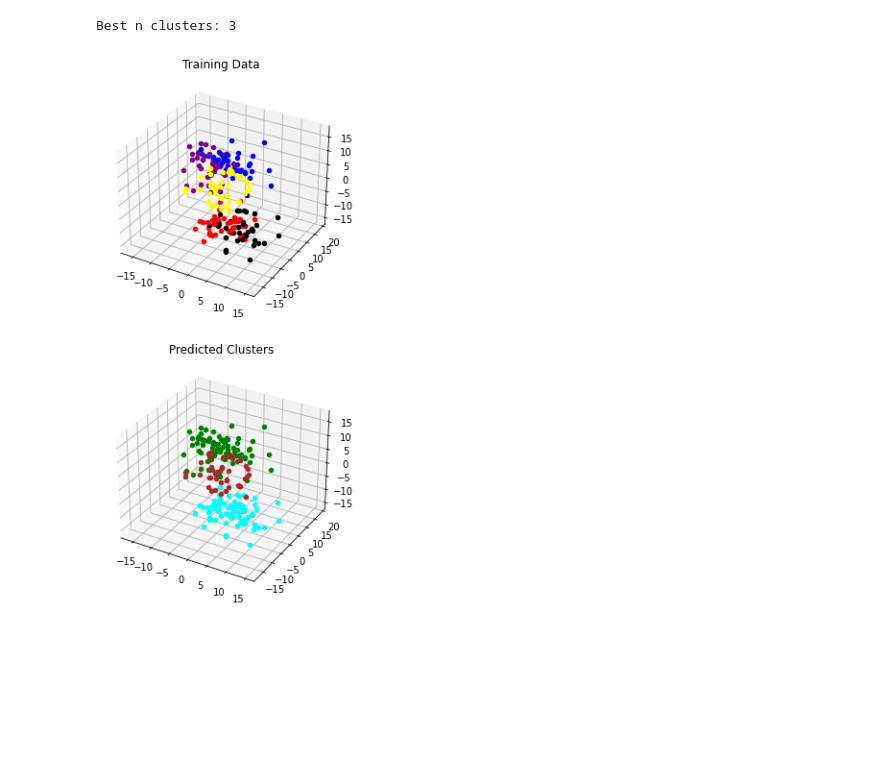
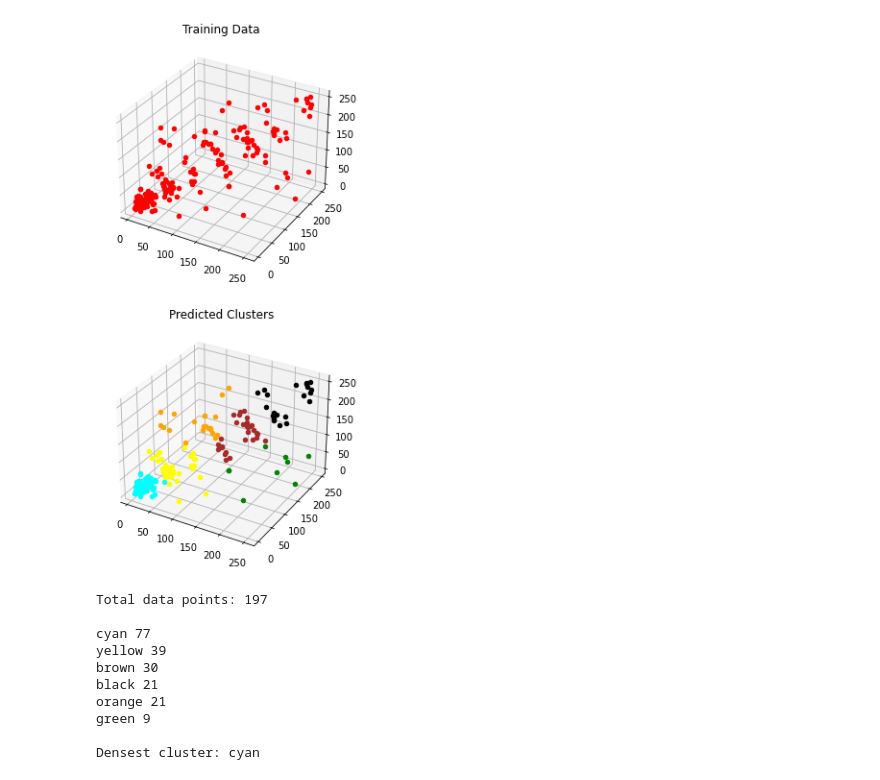
Before and after one commit to paulgan98/darude-brainstorm, a Jupyter notebook: data_stuff/kmeans.ipynb, the cells around one changed output. Cells and saved outputs as stored; diff of their text form; code cells hidden in the pictures; blank space fills up the shorter version.

Commit message:
update kmeans ipynb file

```diff
--- a/data_stuff/kmeans.ipynb
+++ b/data_stuff/kmeans.ipynb
@@ -7,6 +8,16 @@ from sklearn.metrics import silhouette_score
 from collections import Counter
 # from sklearn.metrics import accuracy_score
 # %%
+df = pd.read_csv("../data_sandstorm.csv")
+bottom_df = df.loc[(df['name']=='Pants') |
+                   (df['name']=='Shorts') |
+                   (df['name']=='Jeans')]
+
+X = []
+for i, row in bottom_df.iterrows():
+    rgb = (row['r'], row['g'], row['b'])
+    X.append(rgb)
+
 # # initialize kmeans class
 # kmeans = KMeans(
 #     init="random",
@@ -15,11 +26,11 @@ from collections import Counter
 #     max_iter=300,
 #     random_state=42)
 
-n = 5
+# n = 5
 
 # create dataset
-X, y = make_blobs(n_samples=200, centers=n, n_features=3,
-                  cluster_std=3.5, random_state=42)
+# X, y = make_blobs(n_samples=200, centers=n, n_features=3,
+#                   cluster_std=3.5, random_state=42)
 
 sil_score_max = -1 #this is the minimum possible score
 best_n_clusters = 0
@@ -31,37 +42,42 @@ for n_clusters in range(2, 10):
                         max_iter=300,
                         n_init=10,
                         random_state=42)
     labels = curr_model.fit_predict(X)
     sil_score = silhouette_score(X, labels)
 #     print("The average silhouette score for %i clusters is %0.2f" %(n_clusters,sil_score))
     if sil_score > sil_score_max:
         sil_score_max = sil_score
         best_n_clusters = n_clusters
         model = curr_model
-print("Best n clusters:", best_n_clusters)
+# print("Best n clusters:", best_n_clusters)
+
+model = KMeans(n_clusters = 6,
+                        init='random',
+                        max_iter=300,
+                        n_init=10,
+                        random_state=42)
 
 # fit data and generate predictions
 model.fit(X)
 y_pred = model.labels_
 
 #plot
 fig = plt.figure(figsize=(10,10))
 ax = fig.add_subplot(211, projection='3d')
 ax.set_title("Training Data")
 ax1 = fig.add_subplot(212, projection='3d')
 ax1.set_title("Predicted Clusters")
 
-colors_train = {0 : 'blue', 1 : 'red', 2 : 'purple', 3 : 'yellow', 4 : 'black'}
-colors_pred = {0 : 'green', 1 : 'brown', 2 : 'cyan', 3 : 'yellow', 4 : 'black'}
+colors_train = {0 : 'blue', 1 : 'red', 2 : 'purple', 3 : 'yellow', 4 : 'black', 5 : 'orange', 6 : 'pink'}
+colors_pred = {0 : 'green', 1 : 'brown', 2 : 'cyan', 3 : 'yellow', 4 : 'black', 5 : 'orange', 6 : 'pink'}
 
 for i, p in enumerate(X):
     px, py, pz = p
-    c_train = colors_train[y[i]]
+#     c_train = np.array([[X[0], 0, 0], [0, X[1], 0], [0, 0, X[2]]])
     c_pred = colors_pred[y_pred[i]]
-    ax.scatter(px, py, pz, c=c_train)
+    ax.scatter(px, py, pz, c="red")
     ax1.scatter(px, py, pz, c=c_pred)
 
 plt.show()
 # %% [output]
-Best n clusters: 3
-[figure, old version]
+[figure, new version]
@@ -91,0 +84,24 @@ Best n clusters: 3
+# %%
+# Count points in each cluster
+
+print("Total data points:", len(X), '\n')
+
+c = Counter(y_pred)
+counts = c.most_common()
+for t in counts:
+    print(colors_pred[t[0]], t[1])
+
+tup_max = max(counts, key=lambda x : x[1])
+print()
+print("Densest cluster:", colors_pred[tup_max[0]])
+# %% [output]
+Total data points: 197
+
+cyan 77
+yellow 39
+brown 30
+black 21
+orange 21
+green 9
+
+Densest cluster: cyan
```
Also changed, not shown: parts of 3 cells of this notebook, 2 other files.
